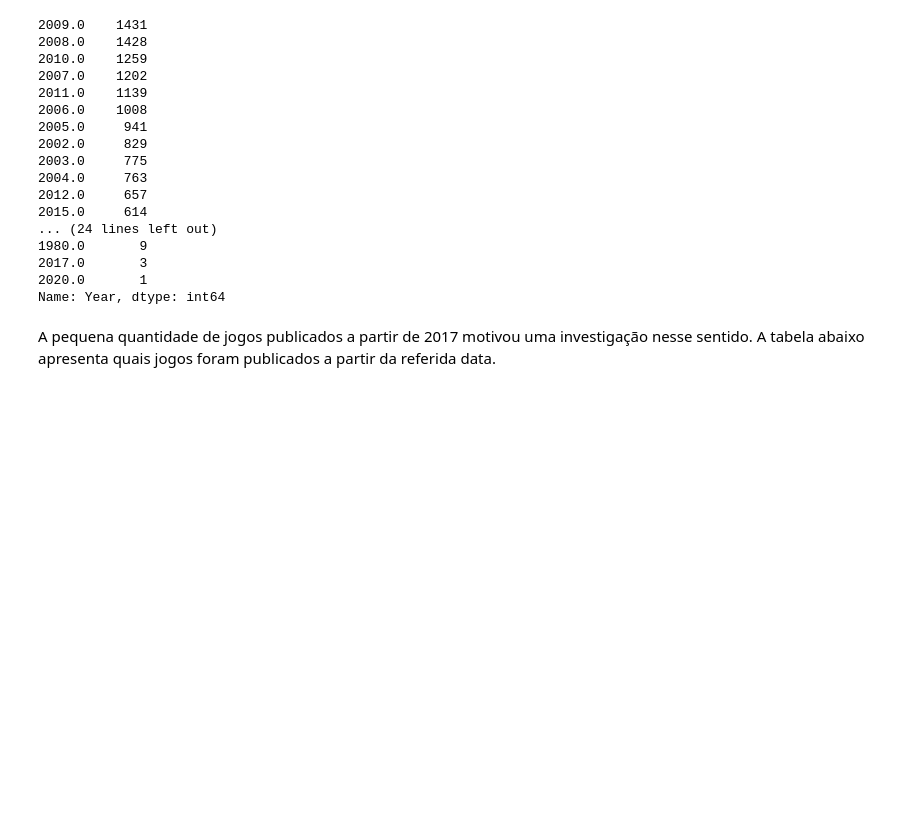
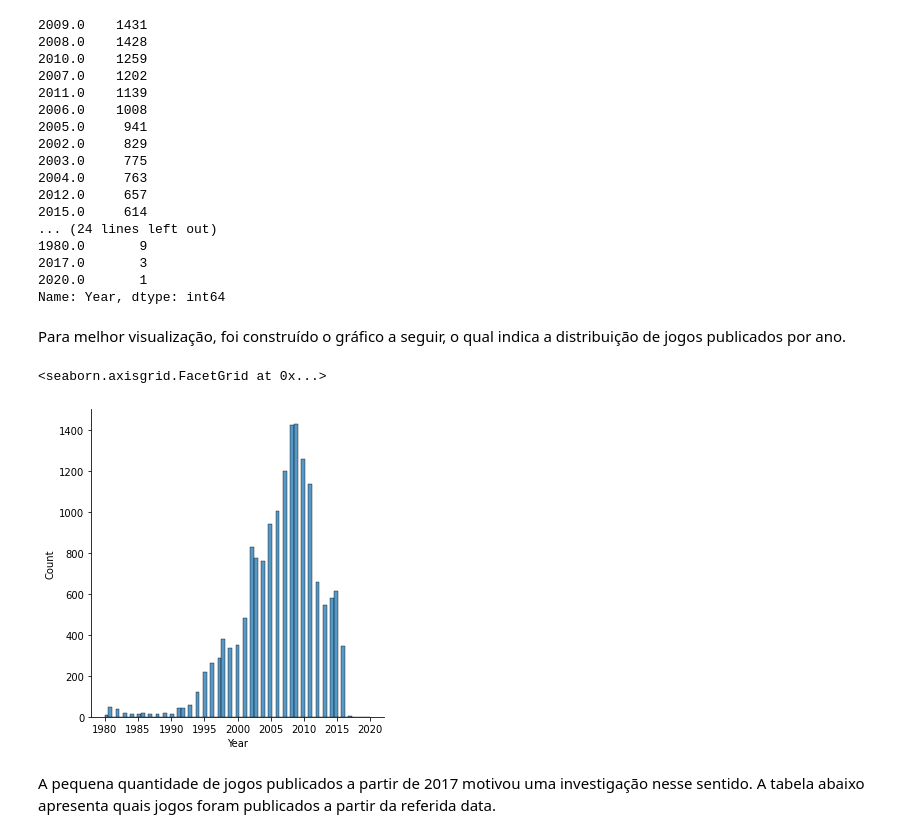
Before and after one commit to thiagorlopes/desafio-data-analyst, a Jupyter notebook: selling-games.ipynb, the cells around one changed output. Drawn from its saved outputs; the diff is of its cells as text; code cells hidden in the pictures; blank space fills up the shorter version.

```diff
--- a/selling-games.ipynb
+++ b/selling-games.ipynb
@@ -314,6 +320,13 @@ df['Year'].value_counts()
 2017.0       3
 2020.0       1
 Name: Year, dtype: int64
+# %% [markdown]
+Para melhor visualização, foi construído o gráfico a seguir, o qual indica a distribuição de jogos publicados por ano.
+# %%
+sns.displot(df['Year'])
+# %% [output]
+<seaborn.axisgrid.FacetGrid at 0x...>
+[figure, added]
 # %% [markdown]
 A pequena quantidade de jogos publicados a partir de 2017 motivou uma investigação nesse sentido. A tabela abaixo apresenta quais jogos foram publicados a partir da referida data.
 # %%
```
Also changed, not shown: parts of 91 cells of this notebook, 1 other file.
